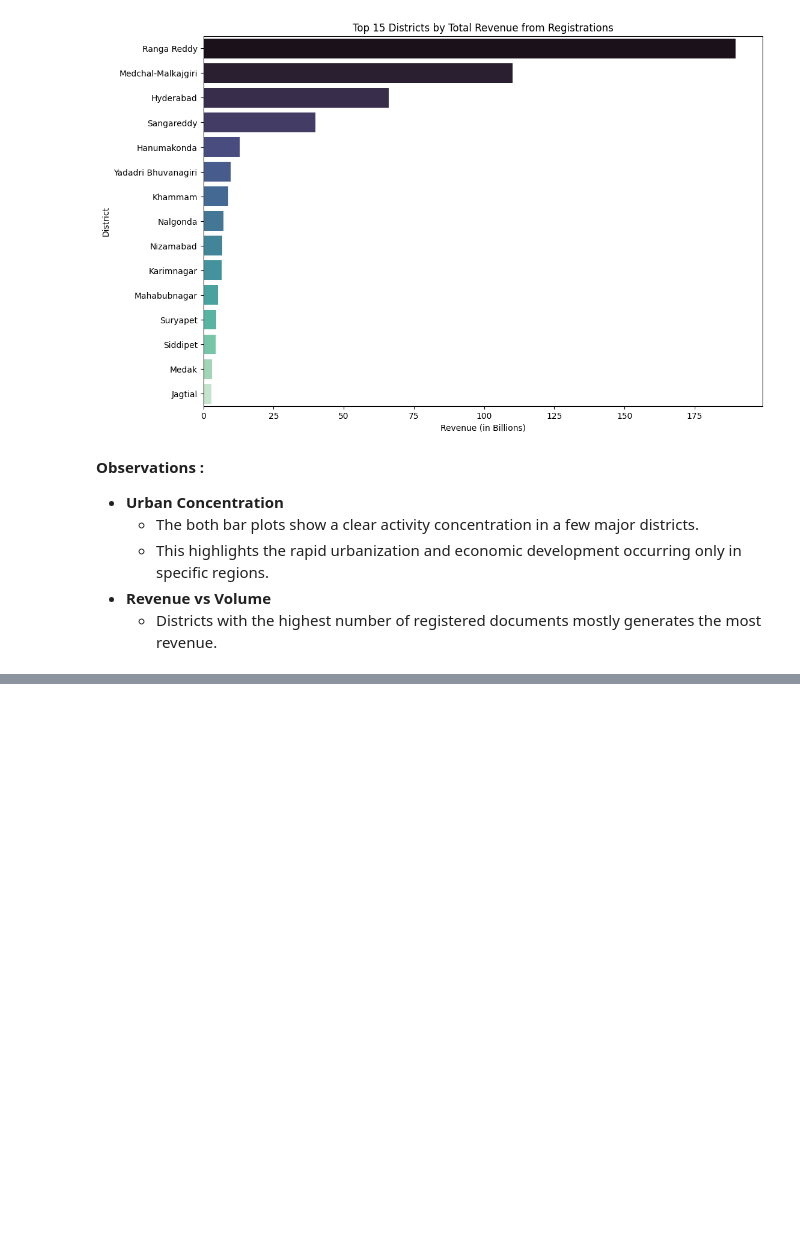
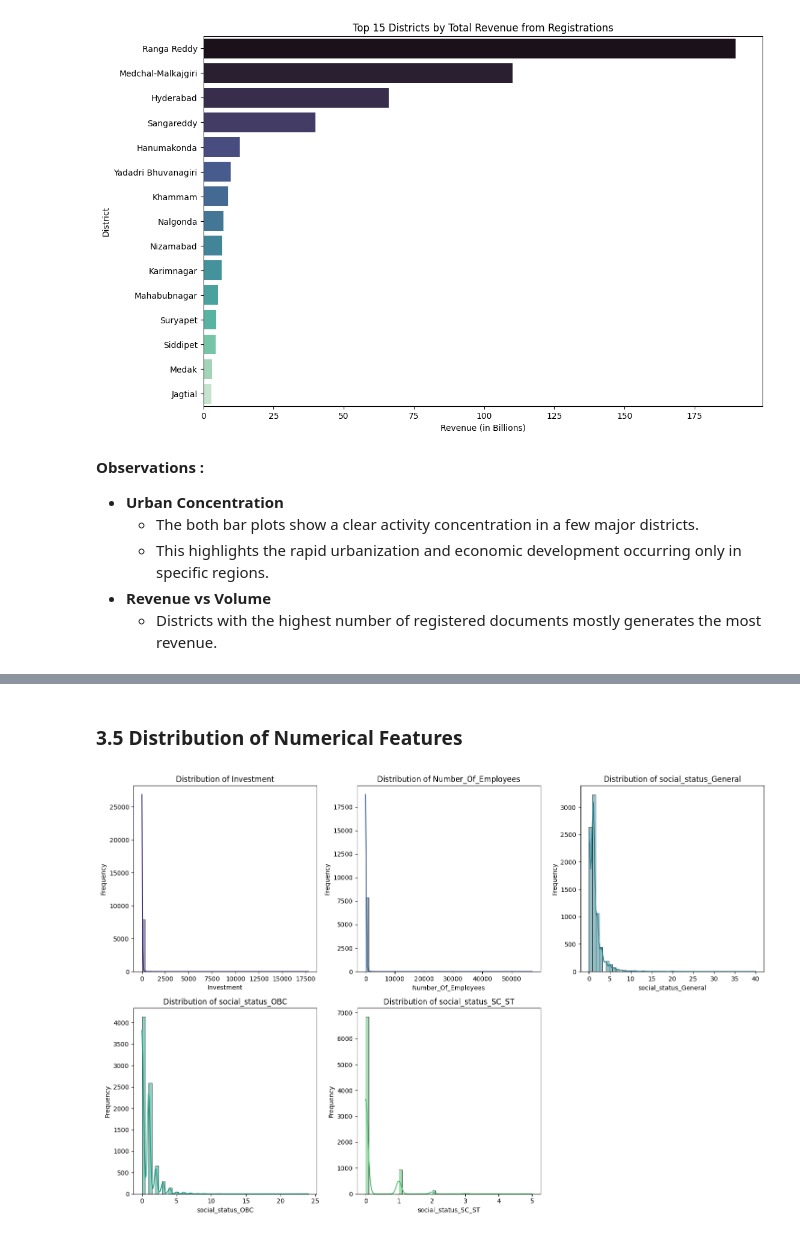
Before and after one commit to jishnukoliyadan/Telangana-Inclusive-Growth-Analysis, a Jupyter notebook: 04_Exploratory_Data_Analysis.ipynb, the cells around one changed output, grey strips where cells are left out. Cells and saved outputs as stored; diff of their text form; code cells hidden in the pictures; blank space fills up the shorter version.

Commit message:
Complete EDA for TS-iPASS Data

```diff
--- a/04_Exploratory_Data_Analysis.ipynb
+++ b/04_Exploratory_Data_Analysis.ipynb
@@ -511,0 +529,4 @@ plt.show()
+# %%
+ipass_DF = pd.read_csv('Data/processed/TSiPASS_Data_Processed.csv')
+print('>>> TSiPASS Data Head\n')
+ipass_DF.head()
@@ -511,0 +578,3 @@ plt.show()
+# %%
+# Convert 'Month' to datetime objects for time-series analysis
+ipass_DF['Month'] = pd.to_datetime(ipass_DF['Month'])
@@ -511,0 +628,20 @@ plt.show()
+# %% [markdown]
+### 3.5 Distribution of Numerical Features
+# %%
+numerical_cols = ['Investment', 'Number_Of_Employees', 'social_status_General', 'social_status_OBC',
+                  'social_status_SC_ST']
+# %%
+# Distribution Plots
+
+plt.figure(figsize = (15, 10))
+for i, col in enumerate(numerical_cols):
+    plt.subplot(2, 3, i + 1)
+    sns.histplot(ipass_DF[col], kde = True, bins = 50, color = sns.color_palette('viridis')[i])
+    plt.xlabel(col)
+    plt.title(f'Distribution of {col}')
+    plt.ylabel('Frequency')
+
+plt.tight_layout()
+plt.show()
+# %% [output]
+[figure, added]
```
Also changed, not shown: parts of 31 cells of this notebook.
